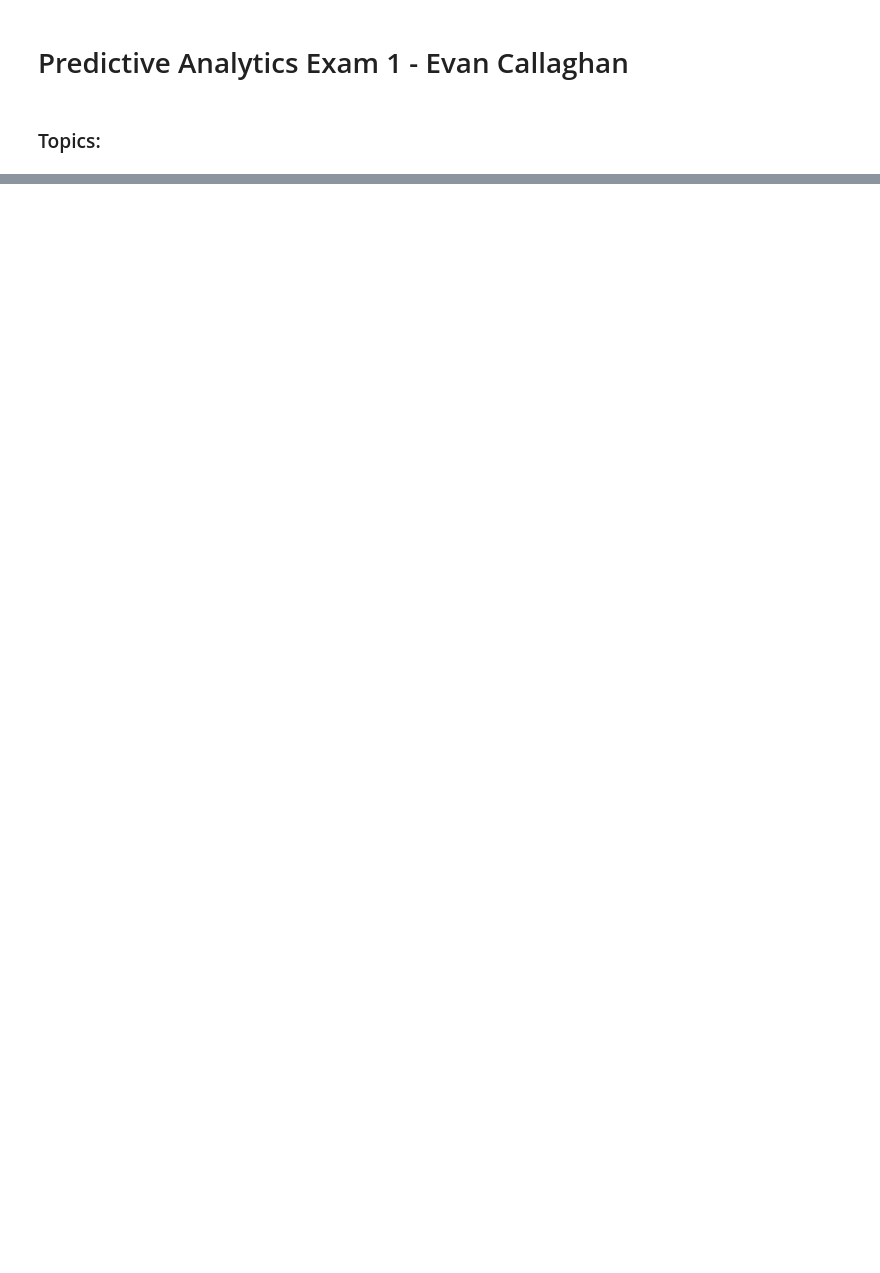
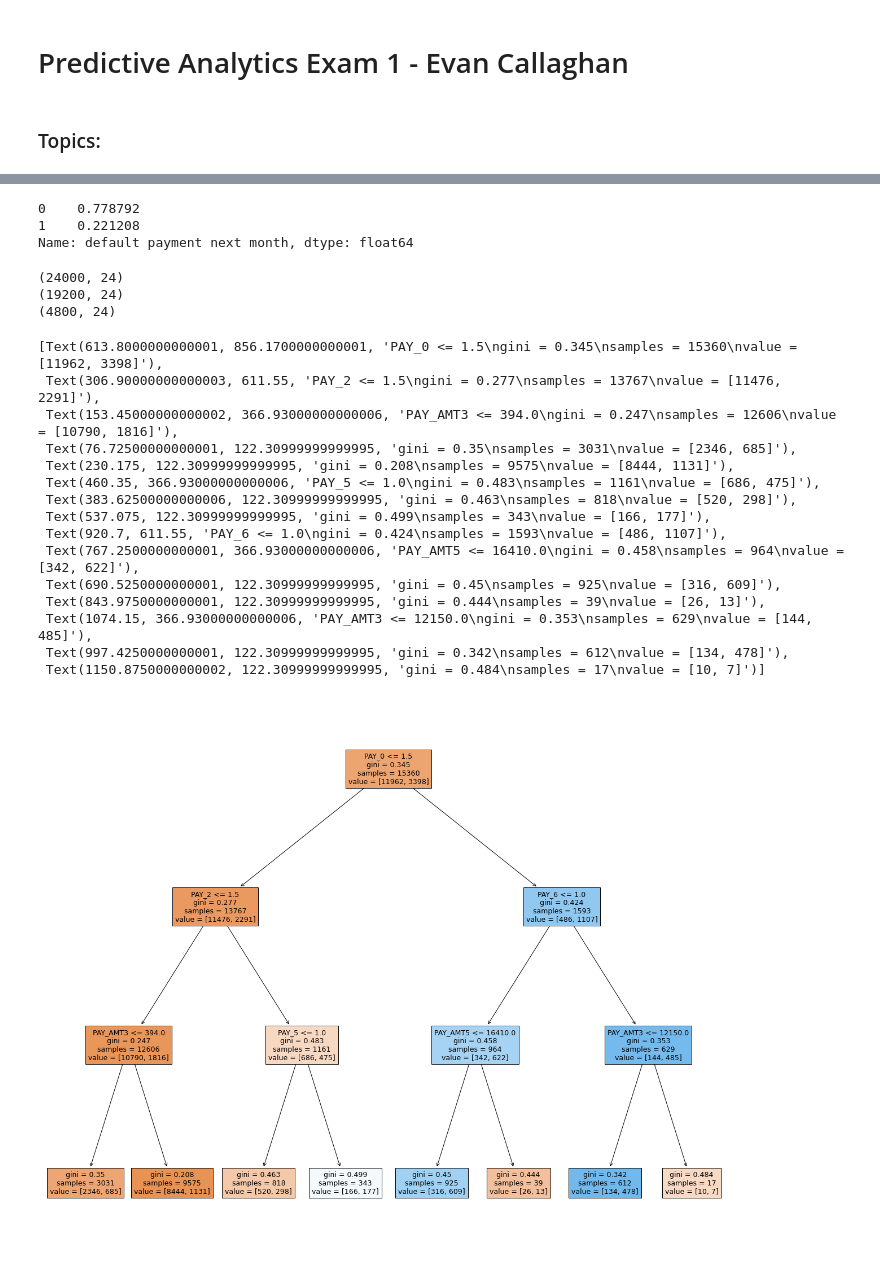
Before and after one commit to Evan-Callaghan/DATA-448-Predictive-Analytics, a Jupyter notebook: Exams/Exam 1.ipynb, the cells around one changed output, grey strips where cells are left out. Drawn from its saved outputs; the diff is of its cells as text; code cells hidden in the pictures; blank space fills up the shorter version.

```diff
--- a/Exams/Exam 1.ipynb
+++ b/Exams/Exam 1.ipynb
@@ -78,0 +131,70 @@ Two benefits:
+# %%
+## b) Reporting the frequency table of default payment next month variable in the train data-frame
+
+train['default payment next month'].value_counts() / train.shape[0]
+# %% [output]
+0    0.778792
+1    0.221208
+Name: default payment next month, dtype: float64
+# %%
+## c) Splitting the train data-frame into training (80%) and testing (20%) (taking into account the proportions of 0s and 1s and
+## making sure the distribution of the categorical variables is the approximately the same in the training and testing dataframes
+
+## Printing shape of the data set
+print(train.shape)
+
+## Creating an ID column
+train['ID'] = list(range(1, train.shape[0] + 1))
+
+## Splitting the data
+training = train.groupby('default payment next month', group_keys = False).apply(lambda x: x.sample(frac = 0.8)).reset_index(drop=True)
+testing = train[~np.isin(train['ID'], training['ID'])].reset_index(drop=True)
+
+## Dropping the ID columns
+train = train.drop(columns = ['ID'])
+training = training.drop(columns = ['ID'])
+testing = testing.drop(columns = ['ID'])
+
+## Printing shape of new data sets
+print(training.shape)
+print(testing.shape)
+# %% [output]
+(24000, 24)
+(19200, 24)
+(4800, 24)
+# %%
+## d) Using the training data-frame to engineer at least five different features that can help to predict default payment next month
+
+
+## First, building a plot tree to visualize relationships
+
+## Defining the input and target variables
+X = training.drop(columns = ['default payment next month'])
+Y = training['default payment next month']
+
+## Splitting the data
+X_training, X_testing, Y_training, Y_testing = train_test_split(X, Y, test_size = 0.2, stratify = Y)
+
+## Building a decision tree model with max depth = 3 on the train data-frame
+tree_md = DecisionTreeClassifier(max_depth = 3).fit(X_training, Y_training)
+
+## Visualizing the decision tree model and identify any interesting interactions/features
+fig = plt.figure(figsize = (22, 18))
+plot_tree(tree_md, feature_names = X.columns, filled = True)
+# %% [output]
+[Text(613.8000000000001, 856.1700000000001, 'PAY_0 <= 1.5\ngini = 0.345\nsamples = 15360\nvalue = [11962, 3398]'),
+ Text(306.90000000000003, 611.55, 'PAY_2 <= 1.5\ngini = 0.277\nsamples = 13767\nvalue = [11476, 2291]'),
+ Text(153.45000000000002, 366.93000000000006, 'PAY_AMT3 <= 394.0\ngini = 0.247\nsamples = 12606\nvalue = [10790, 1816]'),
+ Text(76.72500000000001, 122.30999999999995, 'gini = 0.35\nsamples = 3031\nvalue = [2346, 685]'),
+ Text(230.175, 122.30999999999995, 'gini = 0.208\nsamples = 9575\nvalue = [8444, 1131]'),
+ Text(460.35, 366.93000000000006, 'PAY_5 <= 1.0\ngini = 0.483\nsamples = 1161\nvalue = [686, 475]'),
+ Text(383.62500000000006, 122.30999999999995, 'gini = 0.463\nsamples = 818\nvalue = [520, 298]'),
+ Text(537.075, 122.30999999999995, 'gini = 0.499\nsamples = 343\nvalue = [166, 177]'),
+ Text(920.7, 611.55, 'PAY_6 <= 1.0\ngini = 0.424\nsamples = 1593\nvalue = [486, 1107]'),
+ Text(767.2500000000001, 366.93000000000006, 'PAY_AMT5 <= 16410.0\ngini = 0.458\nsamples = 964\nvalue = [342, 622]'),
+ Text(690.5250000000001, 122.30999999999995, 'gini = 0.45\nsamples = 925\nvalue = [316, 609]'),
+ Text(843.9750000000001, 122.30999999999995, 'gini = 0.444\nsamples = 39\nvalue = [26, 13]'),
+ Text(1074.15, 366.93000000000006, 'PAY_AMT3 <= 12150.0\ngini = 0.353\nsamples = 629\nvalue = [144, 485]'),
+ Text(997.4250000000001, 122.30999999999995, 'gini = 0.342\nsamples = 612\nvalue = [134, 478]'),
+ Text(1150.8750000000002, 122.30999999999995, 'gini = 0.484\nsamples = 17\nvalue = [10, 7]')]
+[figure, added]
```
Also changed, not shown: parts of 10 cells of this notebook, 1 other file.
